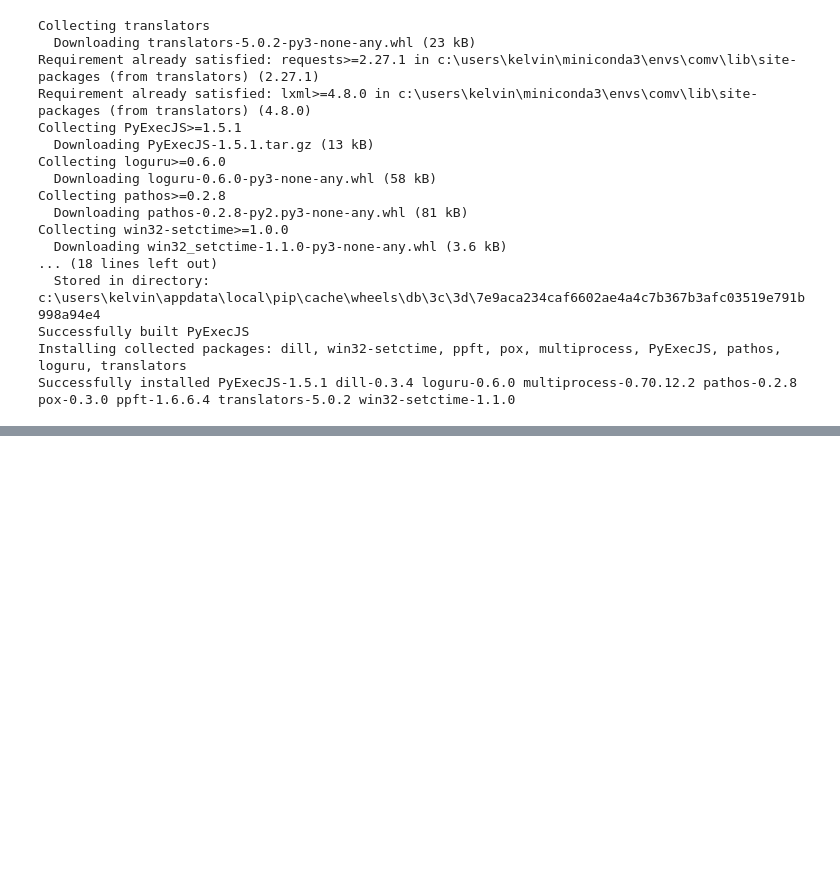
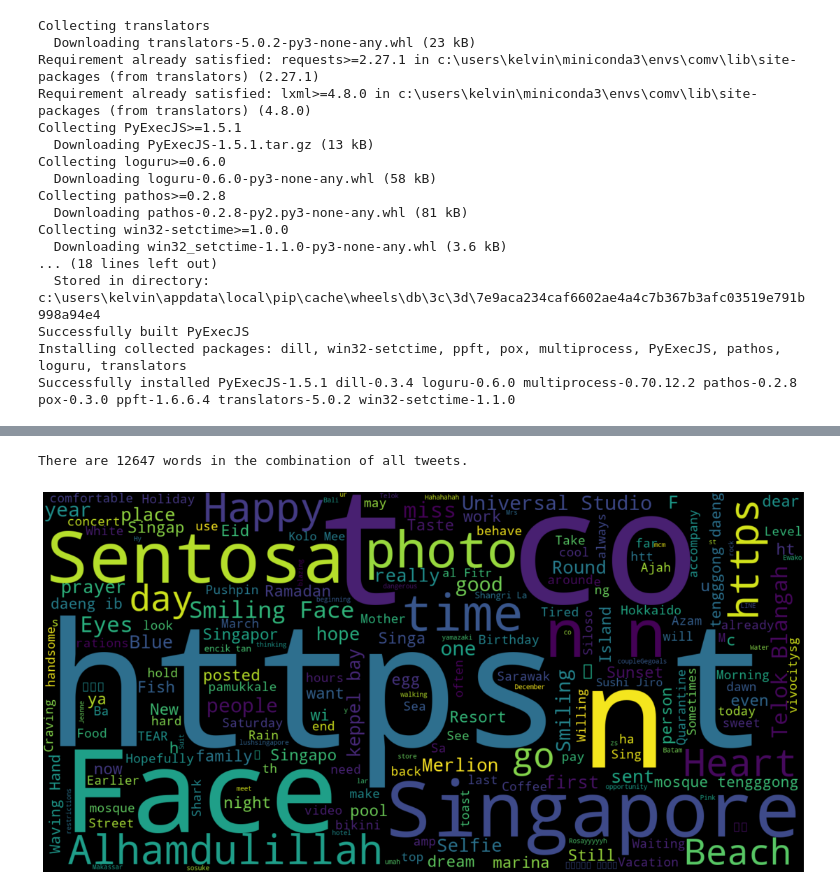
Before and after one commit to kilvear/Guest-Feedback-Insights, a Jupyter notebook: data-scrapping/twitter/translating googleapi.ipynb, the cells around one changed output, grey strips where cells are left out. Saved outputs shown, nothing was run; the diff lists cells and outputs as text; code cells hidden in the pictures; blank space fills up the shorter version.

```diff
--- a/data-scrapping/twitter/translating googleapi.ipynb
+++ b/data-scrapping/twitter/translating googleapi.ipynb
@@ -83,0 +91,4 @@ text_col.to_excel('translated.xlsx', sheet_name='sheet1', index=False)
+# %%
+t_df = pd.DataFrame(text_col, columns = ['english_text'])
+
+t_df
@@ -83,0 +109,16 @@ text_col.to_excel('translated.xlsx', sheet_name='sheet1', index=False)
+# %%
+text = t_df["english_text"].to_string(index=False)
+
+print ("There are {} words in the combination of all tweets.".format(len(text)))
+# %% [output]
+There are 12647 words in the combination of all tweets.
+# %%
+wordcloud = WordCloud(width=1600, height=800).generate(text)
+
+plt.figure(figsize=[20,10])
+plt.imshow(wordcloud,interpolation='bilinear')
+plt.axis("off")
+
+plt.show()
+# %% [output]
+[figure, added]
```
Also changed, not shown: parts of 10 cells of this notebook, 9 other files.
